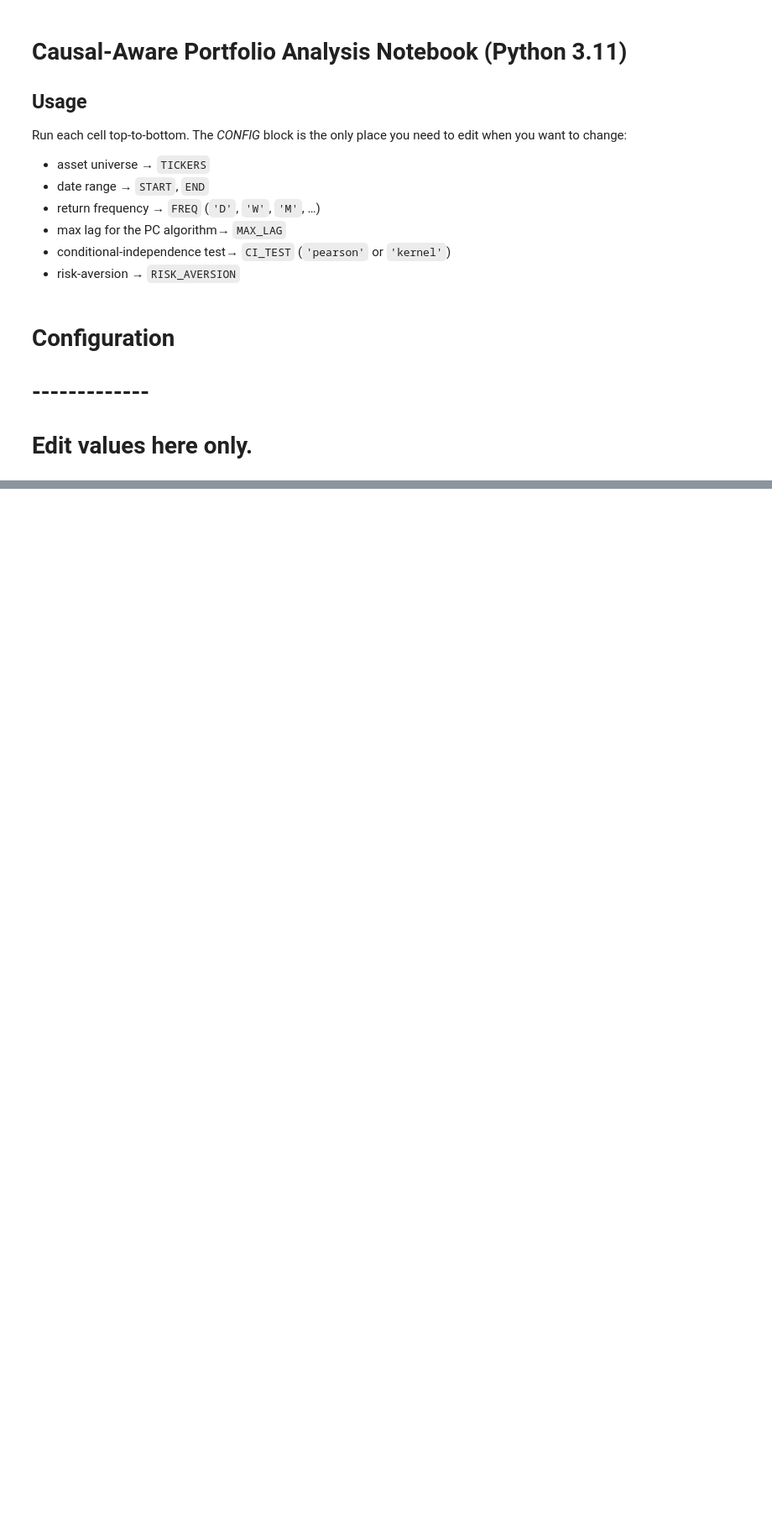
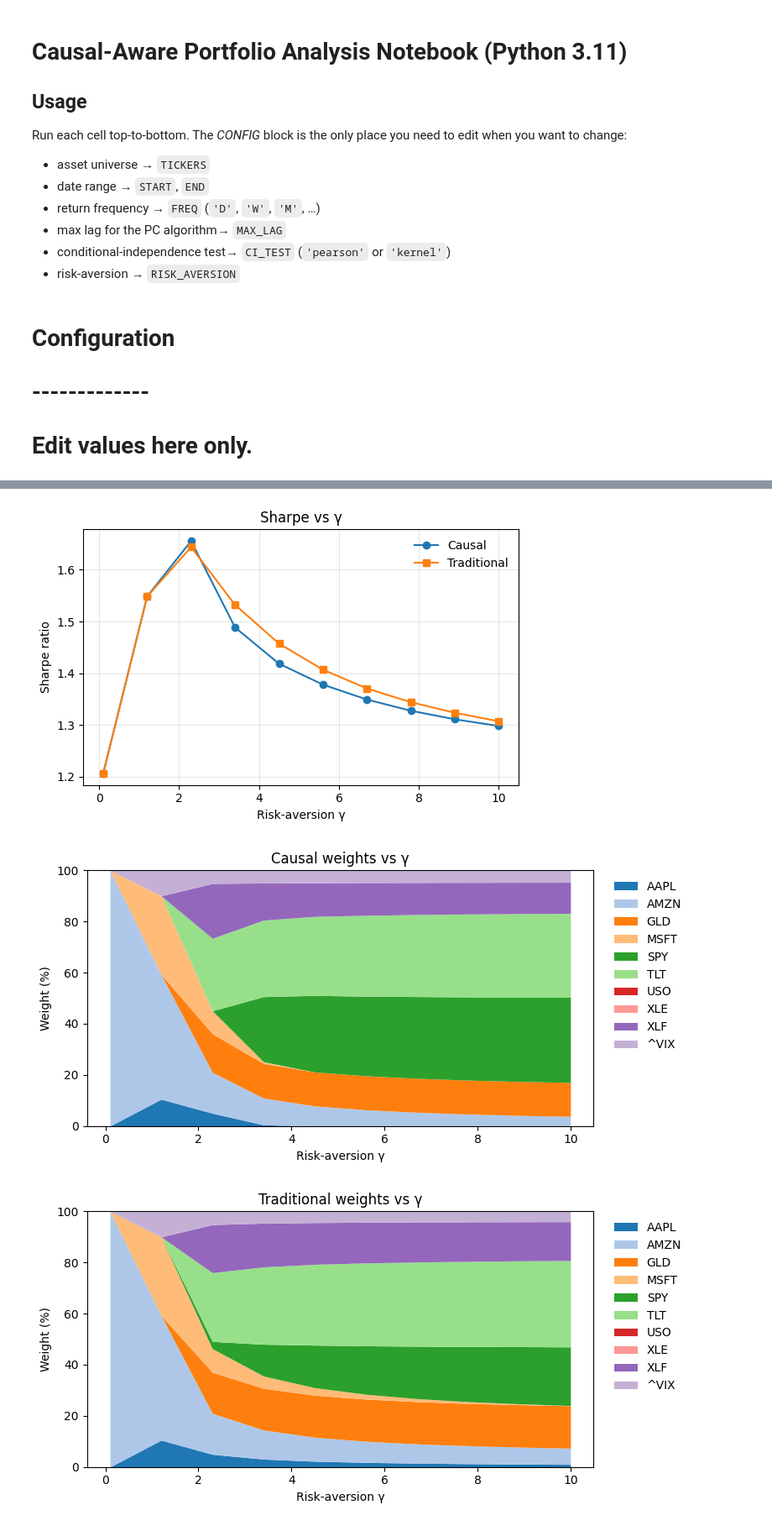
Before and after one commit to judramirezj/causal-inference-portfolio-management, a Jupyter notebook: analysis/exploration.ipynb, the cells around one changed output, grey strips where cells are left out. Shown: that part at 84% size. Drawn from its saved outputs; the diff is of its cells as text; code cells hidden in the pictures; blank space fills up the shorter version.

```diff
--- a/analysis/exploration.ipynb
+++ b/analysis/exploration.ipynb
@@ -55,0 +486,27 @@ NameError: name 'field' is not defined
+# %%
+prices   = get_prices(CFG.tickers, CFG.start, CFG.end)
+rets_raw = log_returns(prices, CFG.freq)
+
+train_raw, val_raw, test_raw = split_ts(rets_raw, 0.6, 0.2)
+train_std = pd.DataFrame(StandardScaler().fit_transform(train_raw),
+                         index=train_raw.index, columns=train_raw.columns)
+dag = PC(train_std).fit()
+beta_star = select_beta(train_raw, val_raw, dag)
+print(f"Selected β = {beta_star:.2f} (from validation)")
+trainval_raw = pd.concat([train_raw, val_raw])
+solver_tv = CausalMeanVar(trainval_raw, dag, beta=beta_star)
+w_c = solver_tv._solve(solver_tv.cov, CFG.risk_aversion)
+w_t = solver_tv._solve(solver_tv.sample_cov, CFG.risk_aversion)
+
+mu_test = test_raw.mean() * 252
+cov_test = np.cov(test_raw.values.T) * 252
+def metrics(w, mu, cov, rets):
+    ret = float(mu @ w)
+    vol = float(np.sqrt(w @ cov @ w))
+    sharpe = ret / vol if vol else 0.0
+    downside = rets[rets < 0].fillna(0) ** 2
+    sortino = ret / max(1e-8, np.sqrt((downside @ w**2).sum()))
+    return ret, vol, sharpe, sortino
+
+m_c = metrics(w_c, mu_test, cov_test, test_raw)
+m_t = metrics(w_t, mu_test, cov_test, test_raw)
@@ -55,0 +558,8 @@ NameError: name 'field' is not defined
+# %%
+solver_tv.risk_aversion_curve(n=10)          # Sharpe vs γ
+solver_tv.weights_vs_gamma_causal()          # stacked weights – causal Σ
+solver_tv.weights_vs_gamma_traditional()
+# %% [output]
+[figure, added]
+[figure, added]
+[figure, added]
```
Also changed, not shown: parts of 21 cells of this notebook.
